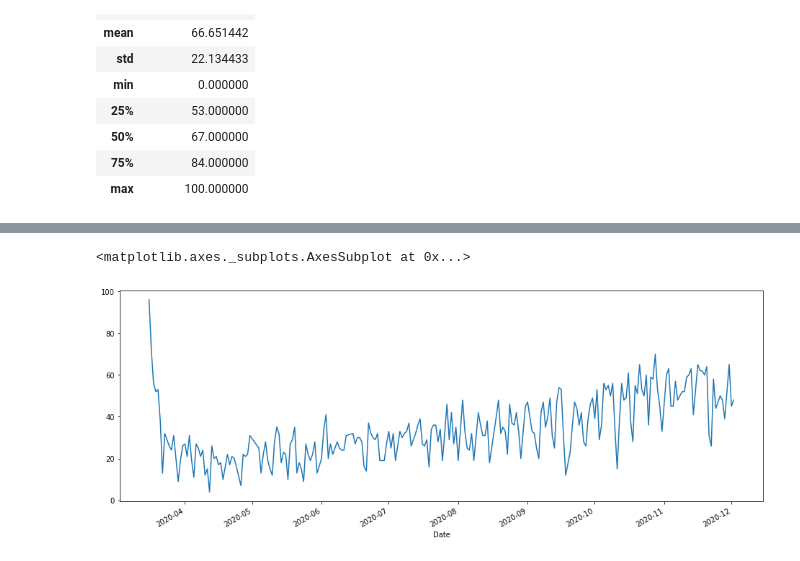
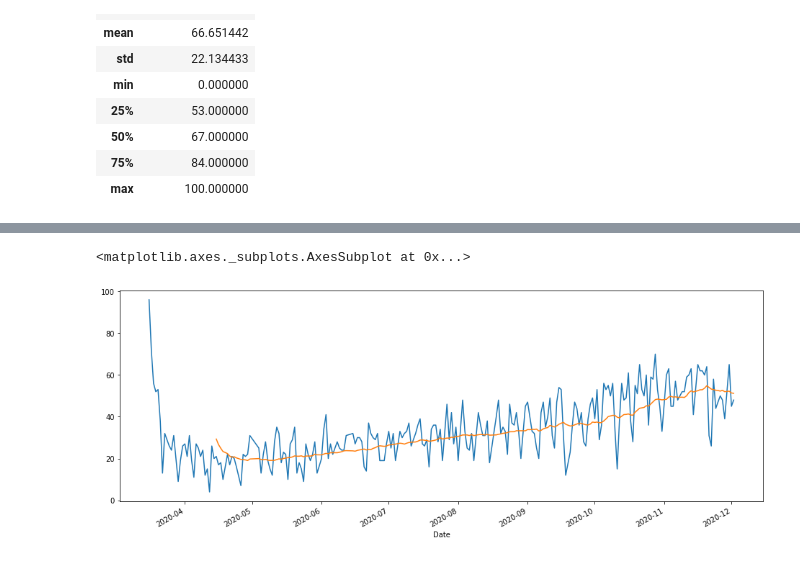
Before and after one commit to tiaherdi/Traffic-Sign-5, a Jupyter notebook: Air_Traffic_Ziah.ipynb, the cells around one changed output, grey strips where cells are left out. Saved outputs shown, nothing was run; the diff lists cells and outputs as text; code cells hidden in the pictures.

```diff
--- a/Air_Traffic_Ziah.ipynb
+++ b/Air_Traffic_Ziah.ipynb
@@ -87,5 +74,6 @@ us  = data_per_negara.get_group('United States of America (the)')
 # %%
 chile['PercentOfBaseline'].plot(figsize=(16,6))
+chile.rolling(window=30).mean()['PercentOfBaseline'].plot()
 # %% [output]
 <matplotlib.axes._subplots.AxesSubplot at 0x...>
-[figure, old version]
+[figure, new version]
```
Also changed, not shown: parts of 3 cells of this notebook.
